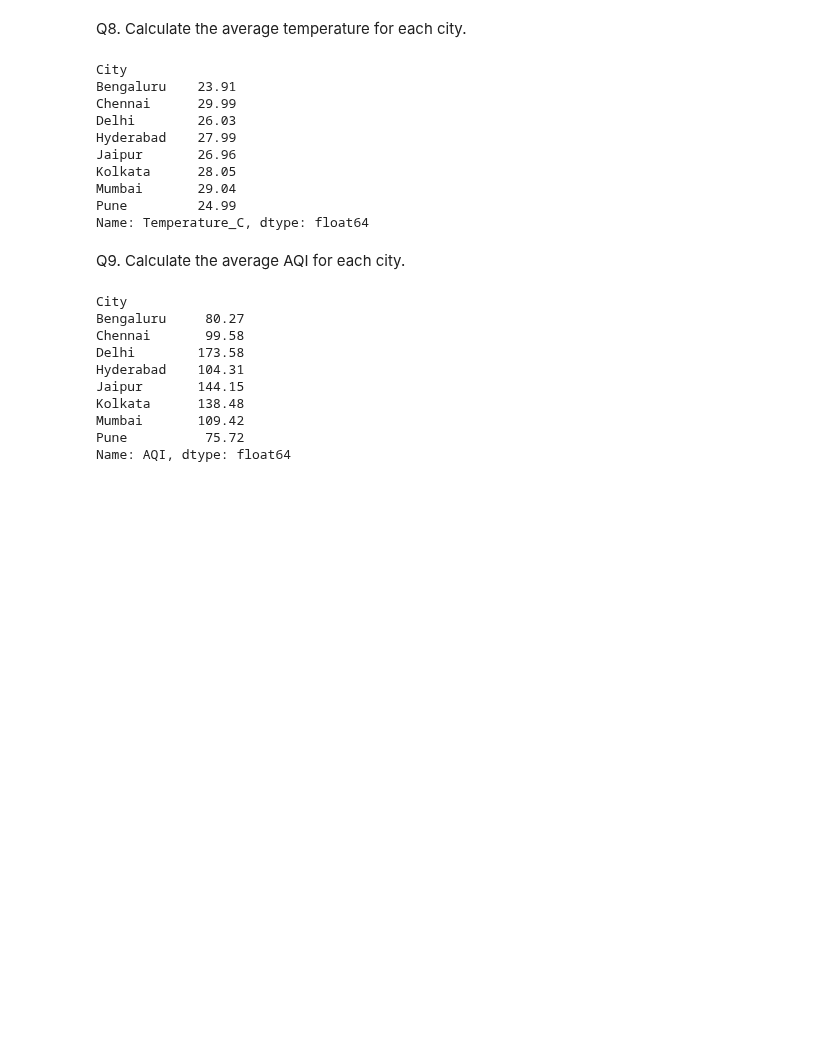
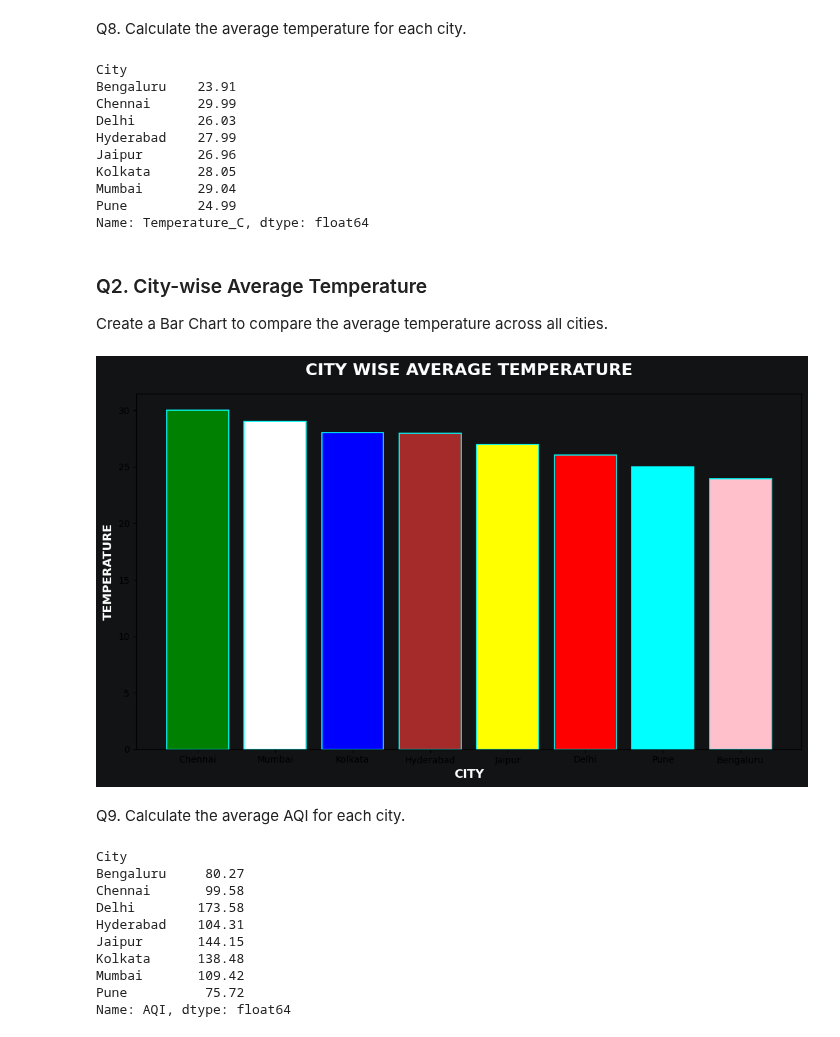
Before and after one commit to Suraj-kumar121K/PANDAS-CURSE, a Jupyter notebook: smart_city_urban_life_analysis_Project/EDA_Problem.ipynb, the cells around one changed output. Saved outputs shown, nothing was run; the diff lists cells and outputs as text; code cells hidden in the pictures; blank space fills up the shorter version.

```diff
--- a/smart_city_urban_life_analysis_Project/EDA_Problem.ipynb
+++ b/smart_city_urban_life_analysis_Project/EDA_Problem.ipynb
@@ -406,6 +406,49 @@ Kolkata      28.05
 Mumbai       29.04
 Pune         24.99
 Name: Temperature_C, dtype: float64
+# %% [markdown]
+### Q2. City-wise Average Temperature
+Create a Bar Chart to compare the average temperature across all cities.
+# %%
+avg_temp = avg_temp.sort_values(ascending=False)
+plt.figure(figsize=(13, 7), facecolor="#121314")
+bars = plt.bar(
+    avg_temp.index,
+    avg_temp.values,
+    color=["green", "white", "blue", "brown", "Yellow", "red", "cyan", "pink"],
+    edgecolor="cyan",
+    linewidth=1.2
+)
+
+plt.title(
+    "CITY WISE AVERAGE TEMPERATURE",
+    color="white",
+    fontsize=18,
+    fontweight="bold",
+    pad=20
+)
+
+plt.xlabel(
+    "CITY",
+    color="white",
+    fontsize=13,
+    fontweight="bold"
+)
+
+plt.ylabel(
+    "TEMPERATURE",
+    color="white",
+    fontsize=13,
+    fontweight="bold"
+)
+
+plt.xtrick()
+
+plt.gca().set_facecolor("#121314")
+
+plt.show()
+# %% [output]
+[figure, added]
 # %% [markdown]
 Q9. Calculate the average AQI for each city.
 # %%
```
Also changed, not shown: parts of 3 cells of this notebook.
